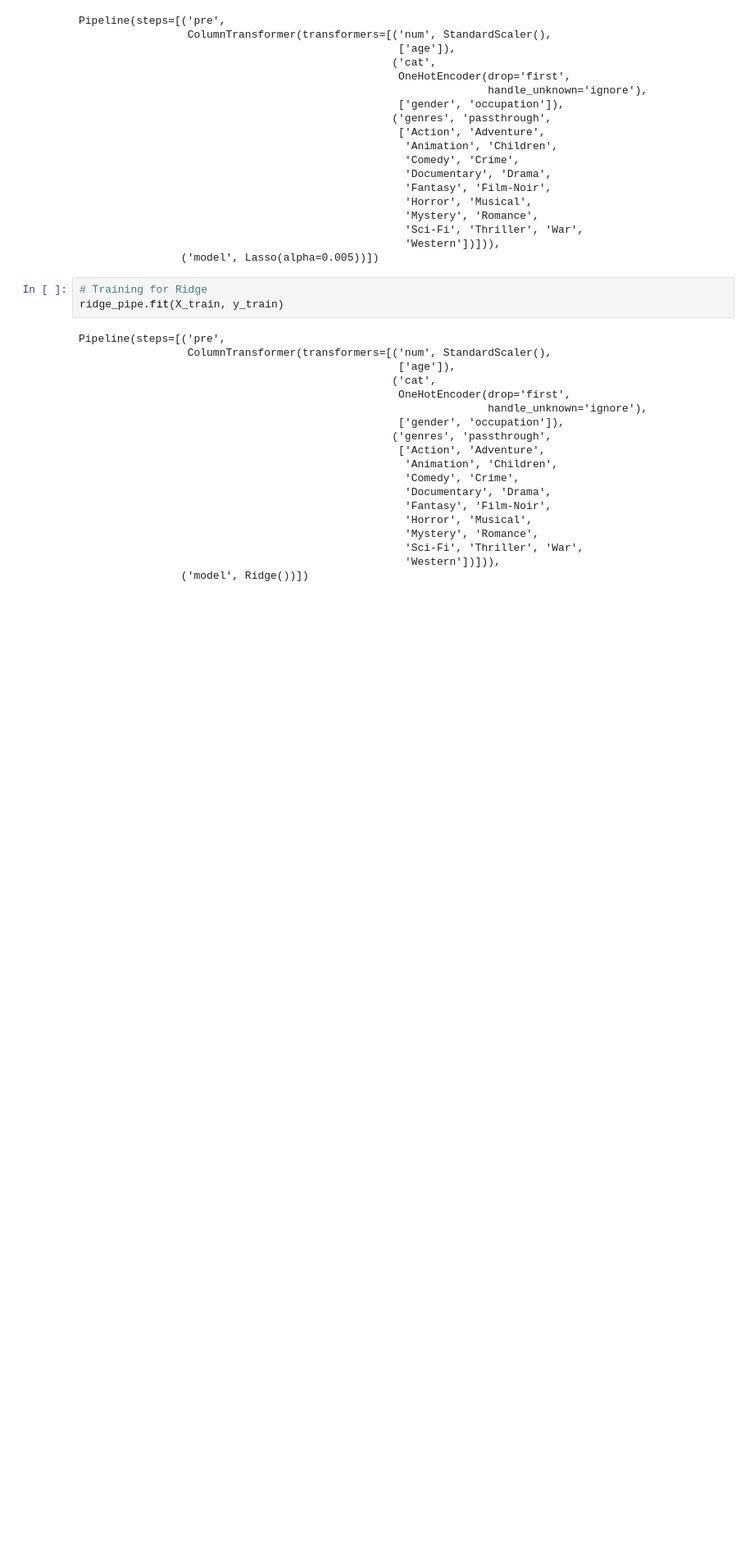
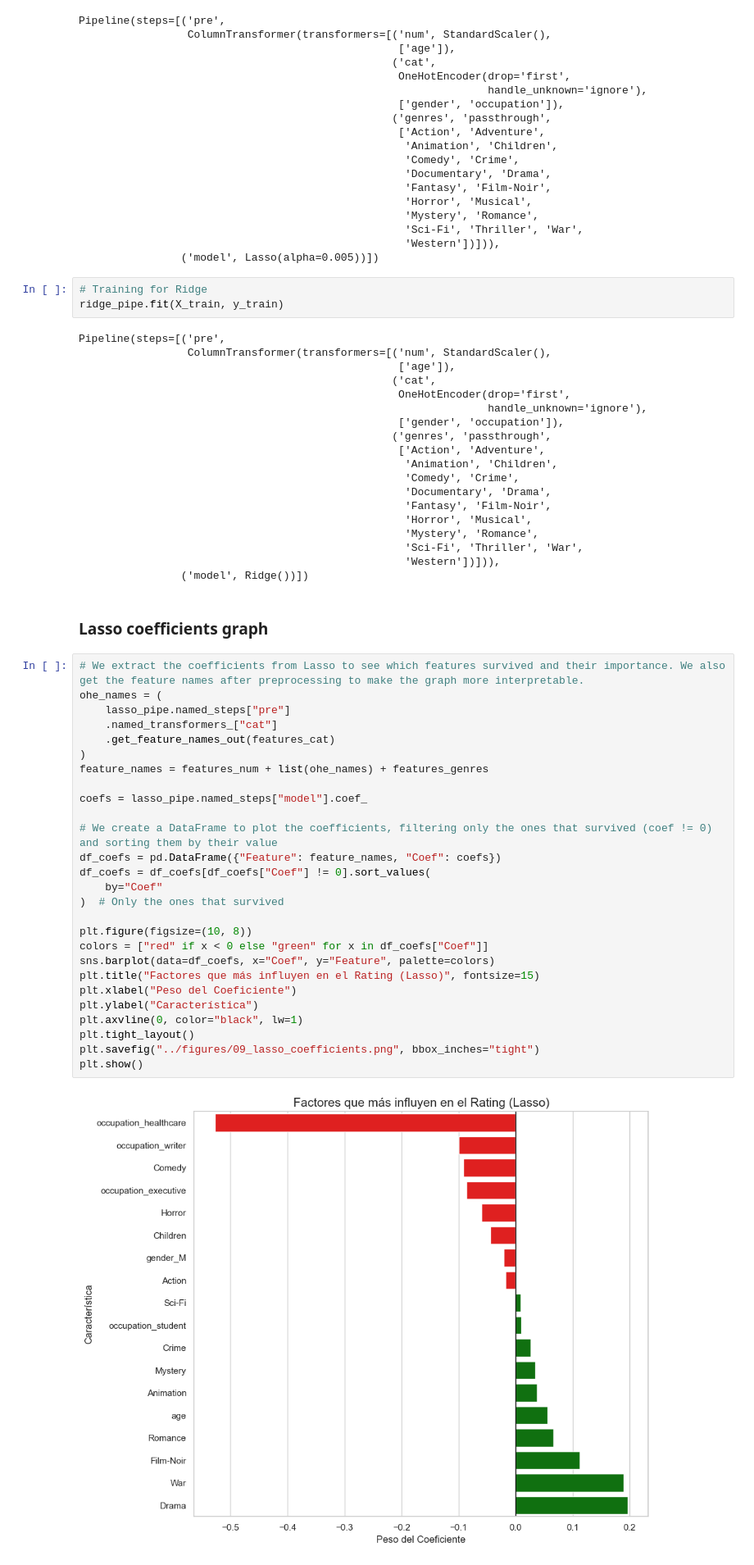
Before and after one commit to JeroZp/recommendation-system-movielens, a Jupyter notebook: notebooks/02_comparacion_validacion.ipynb, the cells around one changed output. Shown at 82% size. Cells and saved outputs as stored; diff of their text form; blank space fills up the shorter version.

```diff
--- a/notebooks/02_comparacion_validacion.ipynb
+++ b/notebooks/02_comparacion_validacion.ipynb
@@ -373,3 +399,34 @@ Pipeline(steps=[('pre',
                                                    'Sci-Fi', 'Thriller', 'War',
                                                    'Western'])])),
                 ('model', Ridge())])
+# %% [markdown]
+### Lasso coefficients graph
+# %%
+# We extract the coefficients from Lasso to see which features survived and their importance. We also get the feature names after preprocessing to make the graph more interpretable.
+ohe_names = (
+    lasso_pipe.named_steps["pre"]
+    .named_transformers_["cat"]
+    .get_feature_names_out(features_cat)
+)
+feature_names = features_num + list(ohe_names) + features_genres
+
+coefs = lasso_pipe.named_steps["model"].coef_
+
+# We create a DataFrame to plot the coefficients, filtering only the ones that survived (coef != 0) and sorting them by their value
+df_coefs = pd.DataFrame({"Feature": feature_names, "Coef": coefs})
+df_coefs = df_coefs[df_coefs["Coef"] != 0].sort_values(
+    by="Coef"
+)  # Only the ones that survived
+
+plt.figure(figsize=(10, 8))
+colors = ["red" if x < 0 else "green" for x in df_coefs["Coef"]]
+sns.barplot(data=df_coefs, x="Coef", y="Feature", palette=colors)
+plt.title("Factores que más influyen en el Rating (Lasso)", fontsize=15)
+plt.xlabel("Peso del Coeficiente")
+plt.ylabel("Característica")
+plt.axvline(0, color="black", lw=1)
+plt.tight_layout()
+plt.savefig("../figures/09_lasso_coefficients.png", bbox_inches="tight")
+plt.show()
+# %% [output]
+[figure, added]
```
Also changed, not shown: parts of 12 cells of this notebook, 1 other file.
